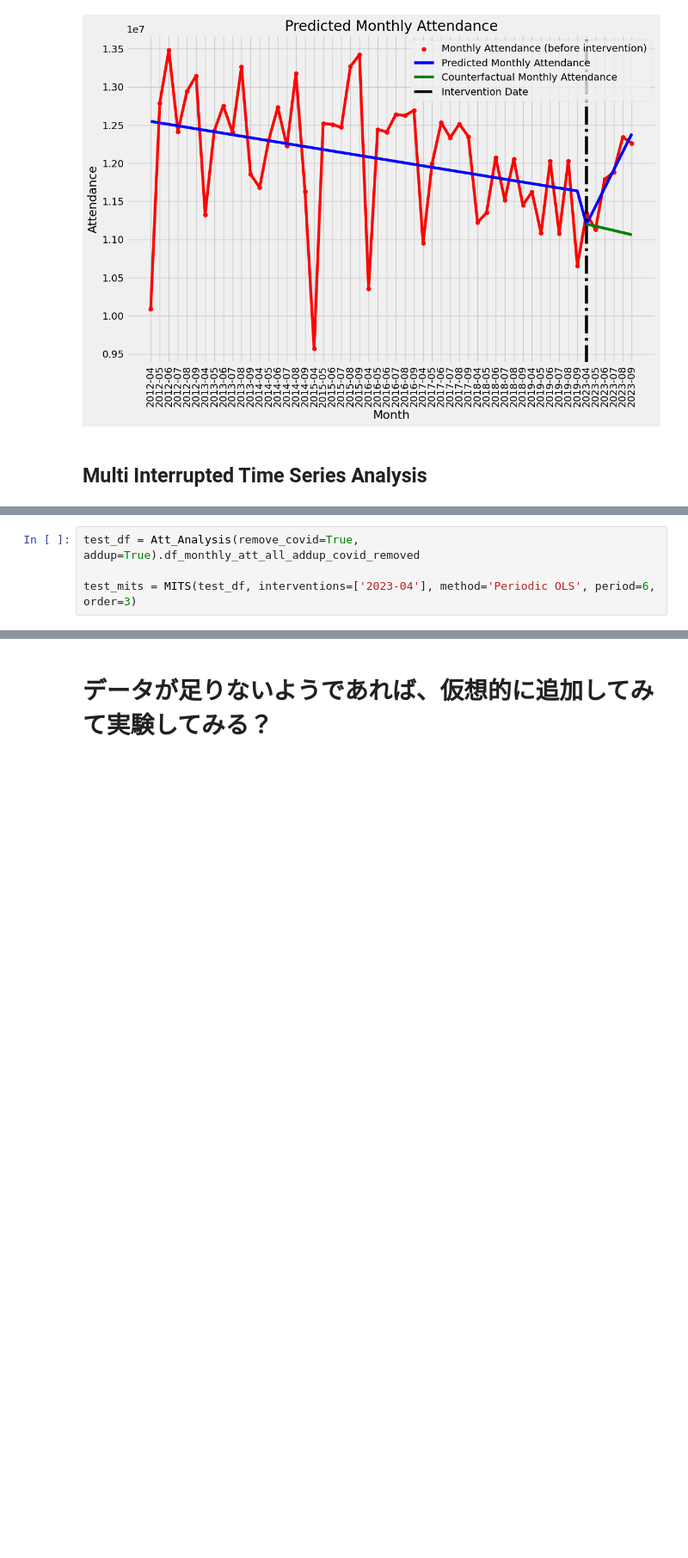
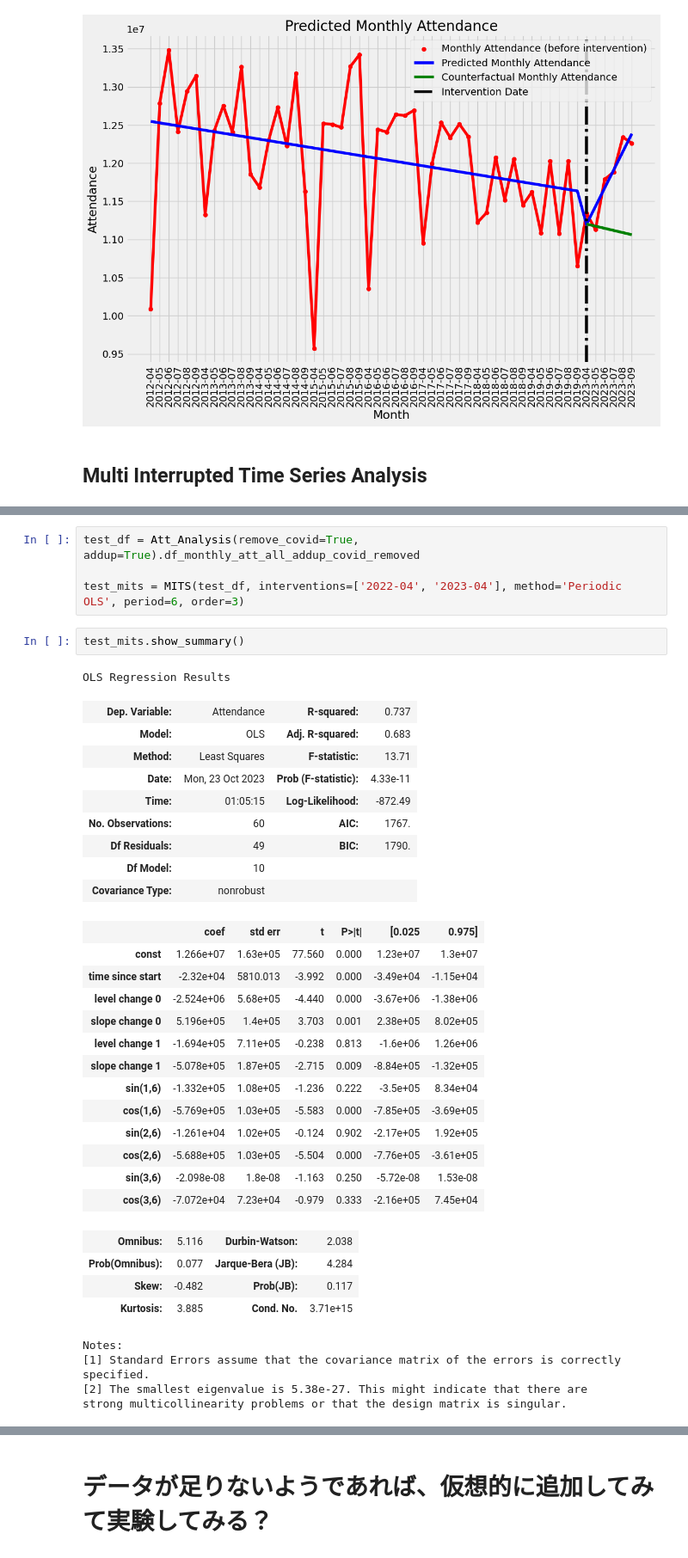
Before and after one commit to mohki7/graduation_thesis, a Jupyter notebook: headquarter.ipynb, the cells around one changed output, grey strips where cells are left out. Shown at 86% size. Cells and saved outputs as stored; diff of their text form; blank space fills up the shorter version.

```diff
--- a/headquarter.ipynb
+++ b/headquarter.ipynb
@@ -1821,7 +1525,41 @@ class MITS:
 # %%
 test_df = Att_Analysis(remove_covid=True, addup=True).df_monthly_att_all_addup_covid_removed
 
-test_mits = MITS(test_df, interventions=['2023-04'], method='Periodic OLS', period=6, order=3)
+test_mits = MITS(test_df, interventions=['2022-04', '2023-04'], method='Periodic OLS', period=6, order=3)
+# %%
+test_mits.show_summary()
+# %% [output]
+OLS Regression Results
+| Dep. Variable: | Attendance | R-squared: | 0.737 |
+| Model: | OLS | Adj. R-squared: | 0.683 |
+| Method: | Least Squares | F-statistic: | 13.71 |
+| Date: | Mon, 23 Oct 2023 | Prob (F-statistic): | 4.33e-11 |
+| Time: | 01:05:15 | Log-Likelihood: | -872.49 |
+| No. Observations: | 60 | AIC: | 1767. |
+| Df Residuals: | 49 | BIC: | 1790. |
+| Df Model: | 10 |  |  |
+| Covariance Type: | nonrobust |  |  |
+|  | coef | std err | t | P>|t| | [0.025 | 0.975] |
+| const | 1.266e+07 | 1.63e+05 | 77.560 | 0.000 | 1.23e+07 | 1.3e+07 |
+| time since start | -2.32e+04 | 5810.013 | -3.992 | 0.000 | -3.49e+04 | -1.15e+04 |
+| level change 0 | -2.524e+06 | 5.68e+05 | -4.440 | 0.000 | -3.67e+06 | -1.38e+06 |
+| slope change 0 | 5.196e+05 | 1.4e+05 | 3.703 | 0.001 | 2.38e+05 | 8.02e+05 |
+| level change 1 | -1.694e+05 | 7.11e+05 | -0.238 | 0.813 | -1.6e+06 | 1.26e+06 |
+| slope change 1 | -5.078e+05 | 1.87e+05 | -2.715 | 0.009 | -8.84e+05 | -1.32e+05 |
+| sin(1,6) | -1.332e+05 | 1.08e+05 | -1.236 | 0.222 | -3.5e+05 | 8.34e+04 |
+| cos(1,6) | -5.769e+05 | 1.03e+05 | -5.583 | 0.000 | -7.85e+05 | -3.69e+05 |
+| sin(2,6) | -1.261e+04 | 1.02e+05 | -0.124 | 0.902 | -2.17e+05 | 1.92e+05 |
+| cos(2,6) | -5.688e+05 | 1.03e+05 | -5.504 | 0.000 | -7.76e+05 | -3.61e+05 |
+| sin(3,6) | -2.098e-08 | 1.8e-08 | -1.163 | 0.250 | -5.72e-08 | 1.53e-08 |
+| cos(3,6) | -7.072e+04 | 7.23e+04 | -0.979 | 0.333 | -2.16e+05 | 7.45e+04 |
+| Omnibus: | 5.116 | Durbin-Watson: | 2.038 |
+| Prob(Omnibus): | 0.077 | Jarque-Bera (JB): | 4.284 |
+| Skew: | -0.482 | Prob(JB): | 0.117 |
+| Kurtosis: | 3.885 | Cond. No. | 3.71e+15 |
+Notes:
+[1] Standard Errors assume that the covariance matrix of the errors is correctly specified.
+[2] The smallest eigenvalue is 5.38e-27. This might indicate that there are
+strong multicollinearity problems or that the design matrix is singular.
 # %%
 test_mits.plot_predict(is_counterfactual=True)
 # %% [output]
```
Also changed, not shown: parts of 14 cells of this notebook, 2 other files.
